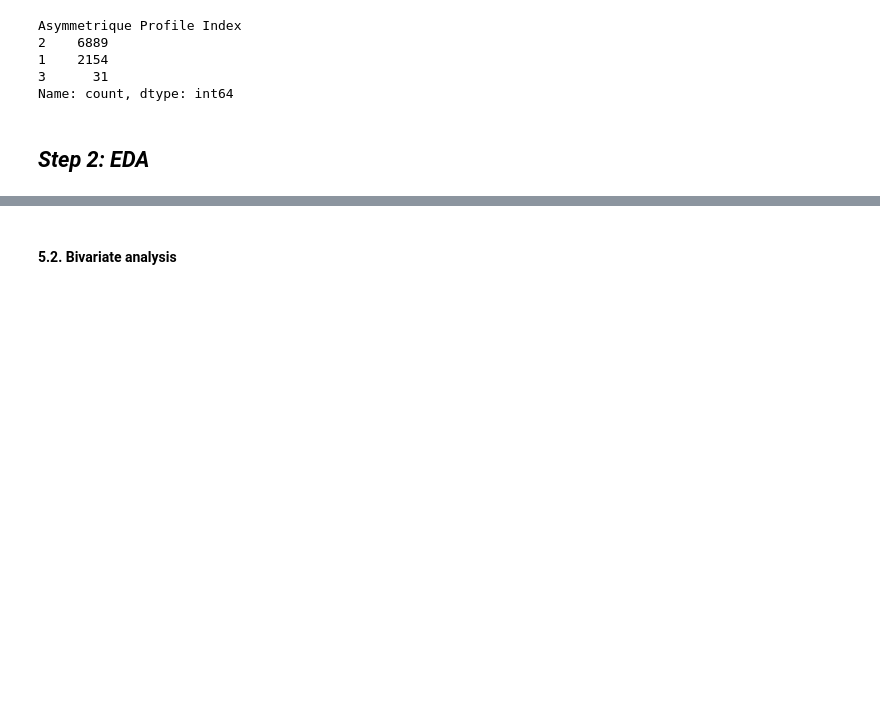
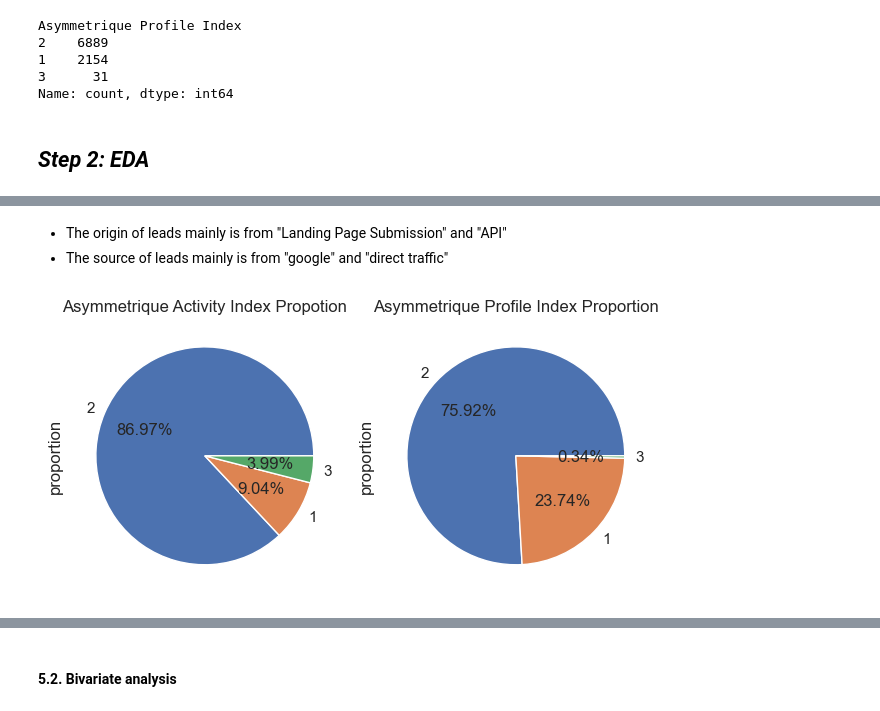
Before and after one commit to lido010209/machine-learning, a Jupyter notebook: Lead Scoring Analysis/1-data_processing.iPynb, the cells around one changed output, grey strips where cells are left out. Saved outputs shown, nothing was run; the diff lists cells and outputs as text; code cells hidden in the pictures; blank space fills up the shorter version.

```diff
--- a/Lead Scoring Analysis/1-data_processing.iPynb
+++ b/Lead Scoring Analysis/1-data_processing.iPynb
@@ -597 +702,15 @@ Name: count, dtype: int64
+# %% [markdown]
+- The origin of leads mainly is from "Landing Page Submission" and "API"
+- The source of leads mainly is from "google" and "direct traffic"
+# %%
+plt.subplot(1,2,1)
+leads["Asymmetrique Activity Index"].value_counts(normalize=True).plot.pie(autopct='%1.2f%%')
+plt.title("Asymmetrique Activity Index Propotion")
+plt.subplot(1,2,2)
+leads["Asymmetrique Profile Index"].value_counts(normalize=True).plot.pie(autopct='%1.2f%%')
+plt.title("Asymmetrique Profile Index Proportion")
+plt.tight_layout()
+plt.show();
+# %% [output]
+[figure, added]
 # %%
```
Also changed, not shown: parts of 39 cells of this notebook.
